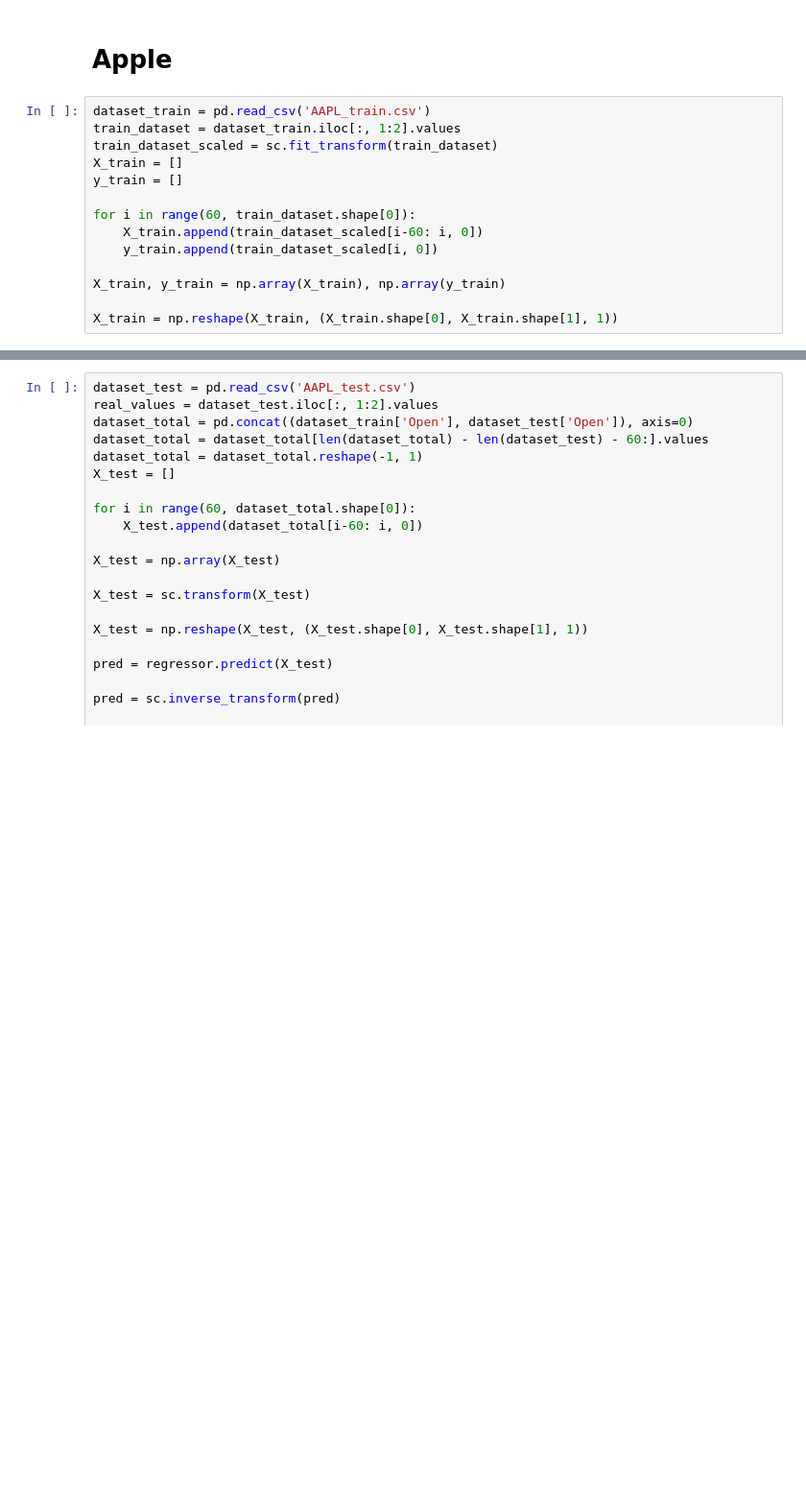
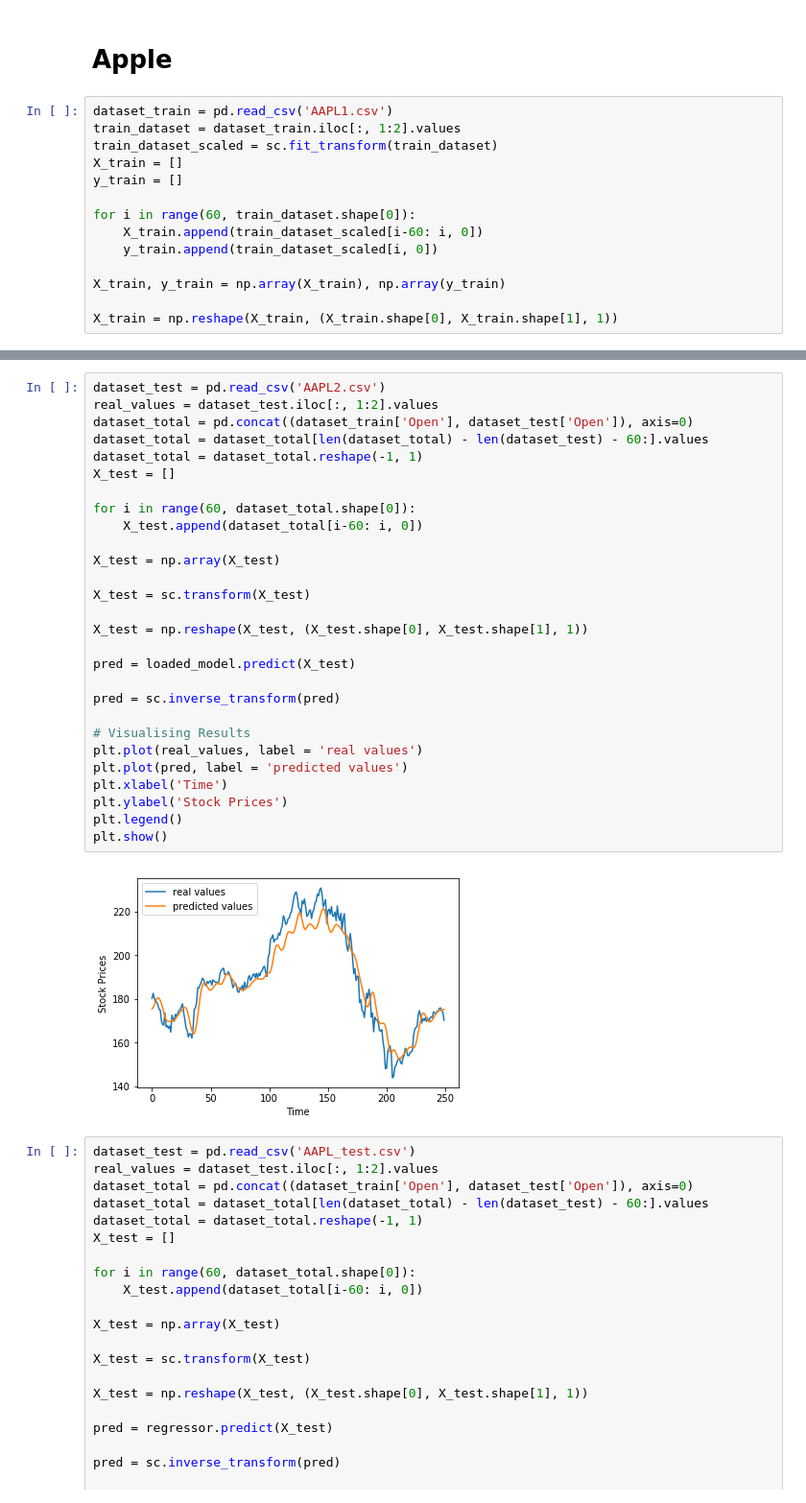
Before and after one commit to gopesh97/Python-for-Finance, a Jupyter notebook: model_train.ipynb, the cells around one changed output, grey strips where cells are left out. Shown at 96% size. Cells and saved outputs as stored; diff of their text form; blank space fills up the shorter version.

```diff
--- a/model_train.ipynb
+++ b/model_train.ipynb
@@ -124,7 +110,7 @@ joblib.dump(sc, scaler_filename)
 # %% [markdown]
 # Apple
 # %%
-dataset_train = pd.read_csv('AAPL_train.csv')
+dataset_train = pd.read_csv('AAPL1.csv')
 train_dataset = dataset_train.iloc[:, 1:2].values
 train_dataset_scaled = sc.fit_transform(train_dataset)
 X_train = []
@@ -179,3 +185,33 @@ Epoch 50/50
+# %%
+dataset_test = pd.read_csv('AAPL2.csv')
+real_values = dataset_test.iloc[:, 1:2].values
+dataset_total = pd.concat((dataset_train['Open'], dataset_test['Open']), axis=0)
+dataset_total = dataset_total[len(dataset_total) - len(dataset_test) - 60:].values
+dataset_total = dataset_total.reshape(-1, 1)
+X_test = []
+
+for i in range(60, dataset_total.shape[0]):
+    X_test.append(dataset_total[i-60: i, 0])
+
+X_test = np.array(X_test)
+
+X_test = sc.transform(X_test)
+
+X_test = np.reshape(X_test, (X_test.shape[0], X_test.shape[1], 1))
+
+pred = loaded_model.predict(X_test)
+
+pred = sc.inverse_transform(pred)
+
+# Visualising Results
+plt.plot(real_values, label = 'real values')
+plt.plot(pred, label = 'predicted values')
+plt.xlabel('Time')
+plt.ylabel('Stock Prices')
+plt.legend()
+plt.show()
+# %% [output]
+[figure, added]
 # %%
 dataset_test = pd.read_csv('AAPL_test.csv')
 real_values = dataset_test.iloc[:, 1:2].values
```
Also changed, not shown: parts of 9 cells of this notebook, 15 other files.
